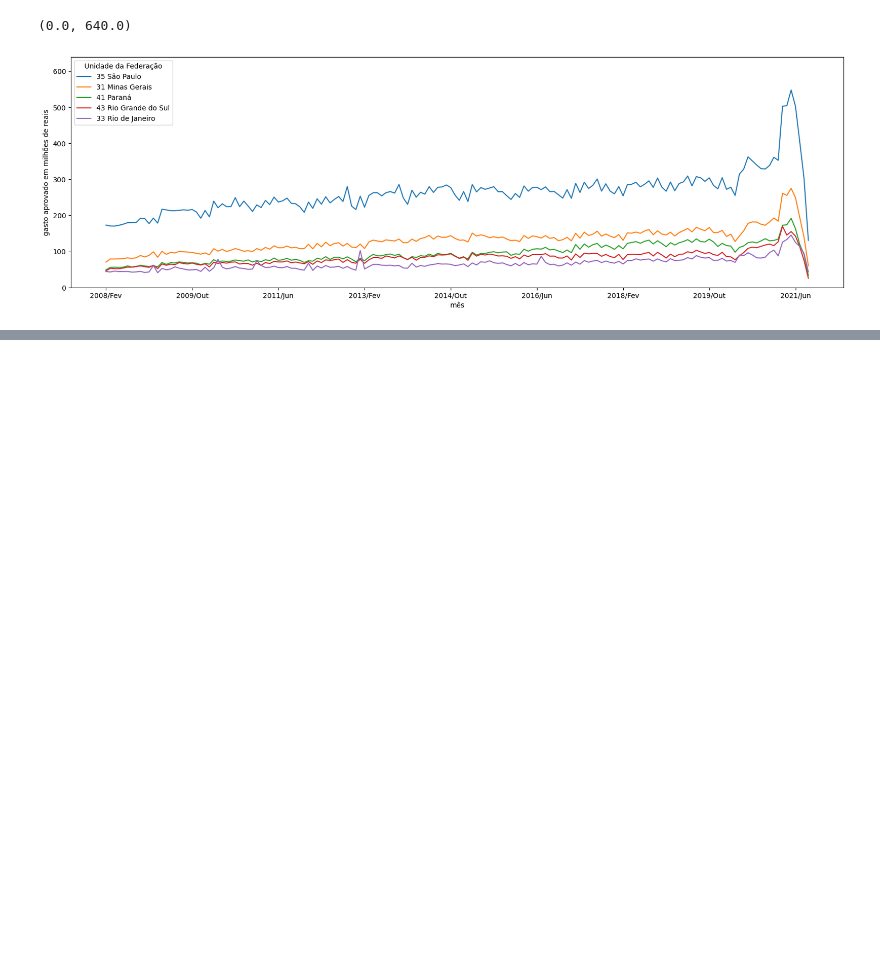
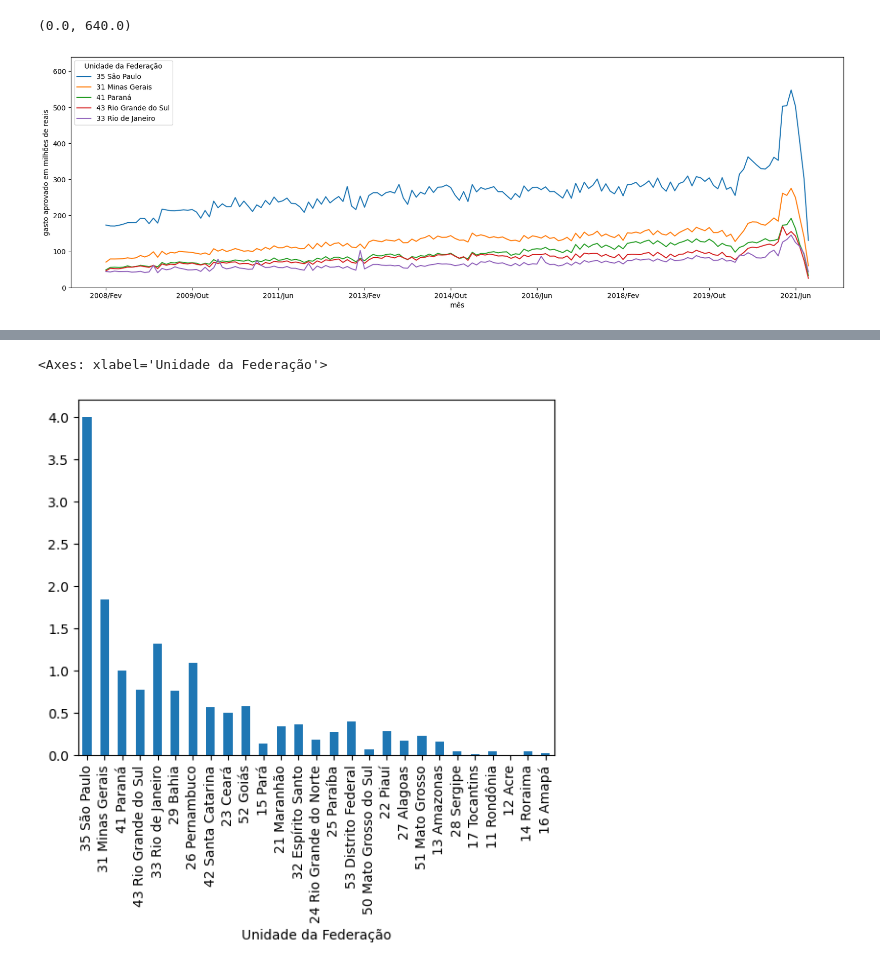
Before and after one commit to raulrosapacheco/pos-data-analytics-fiap, a Jupyter notebook: anotacoes/fase-1/analise-exploratoria-dados/producao-hospitalar.ipynb, the cells around one changed output, grey strips where cells are left out. Drawn from its saved outputs; the diff is of its cells as text; code cells hidden in the pictures; blank space fills up the shorter version.

```diff
--- a/anotacoes/fase-1/analise-exploratoria-dados/producao-hospitalar.ipynb
+++ b/anotacoes/fase-1/analise-exploratoria-dados/producao-hospitalar.ipynb
@@ -663,0 +737,5 @@ Desafio: colocar uma grade (grid) horizontal e vertical que não seja intrusivo.
+# %%
+tabela_de_comparacao.plot(kind="bar")
+# %% [output]
+<Axes: xlabel='Unidade da Federação'>
+[figure, added]
```
Also changed, not shown: parts of 19 cells of this notebook.
